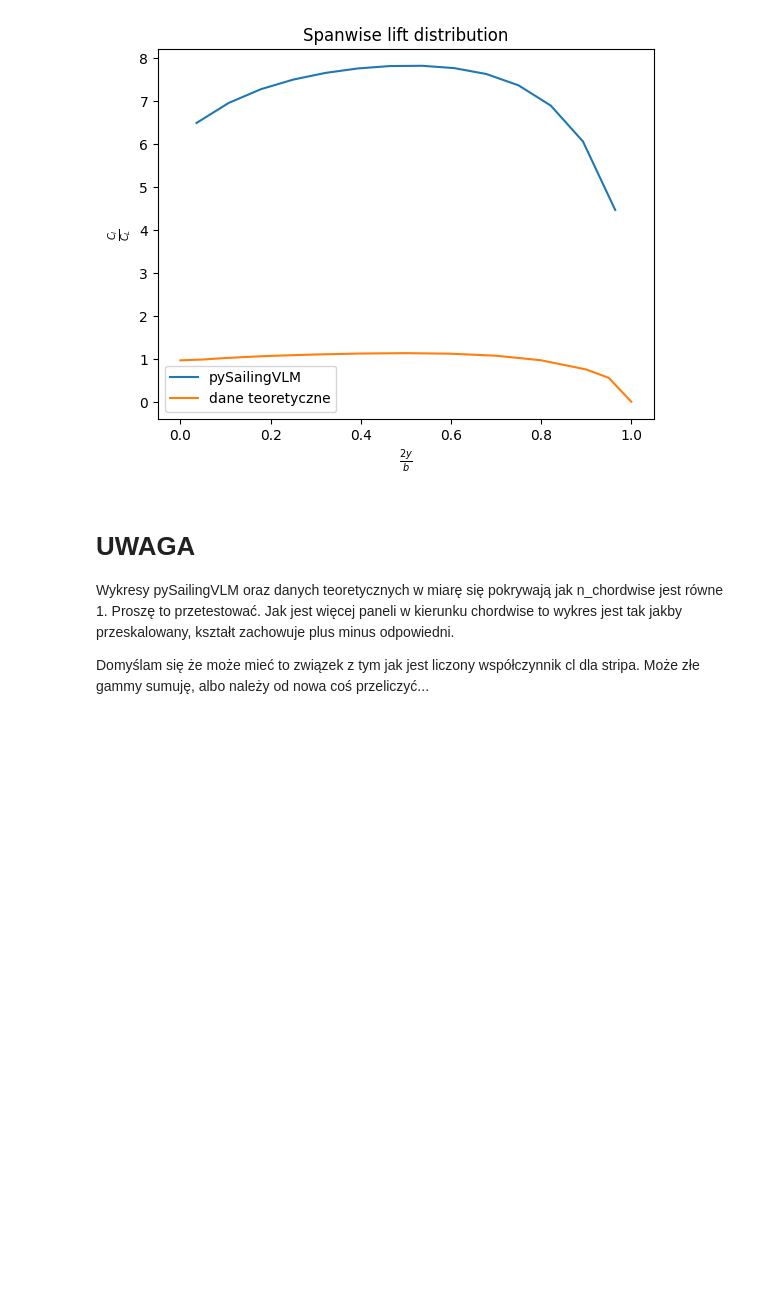
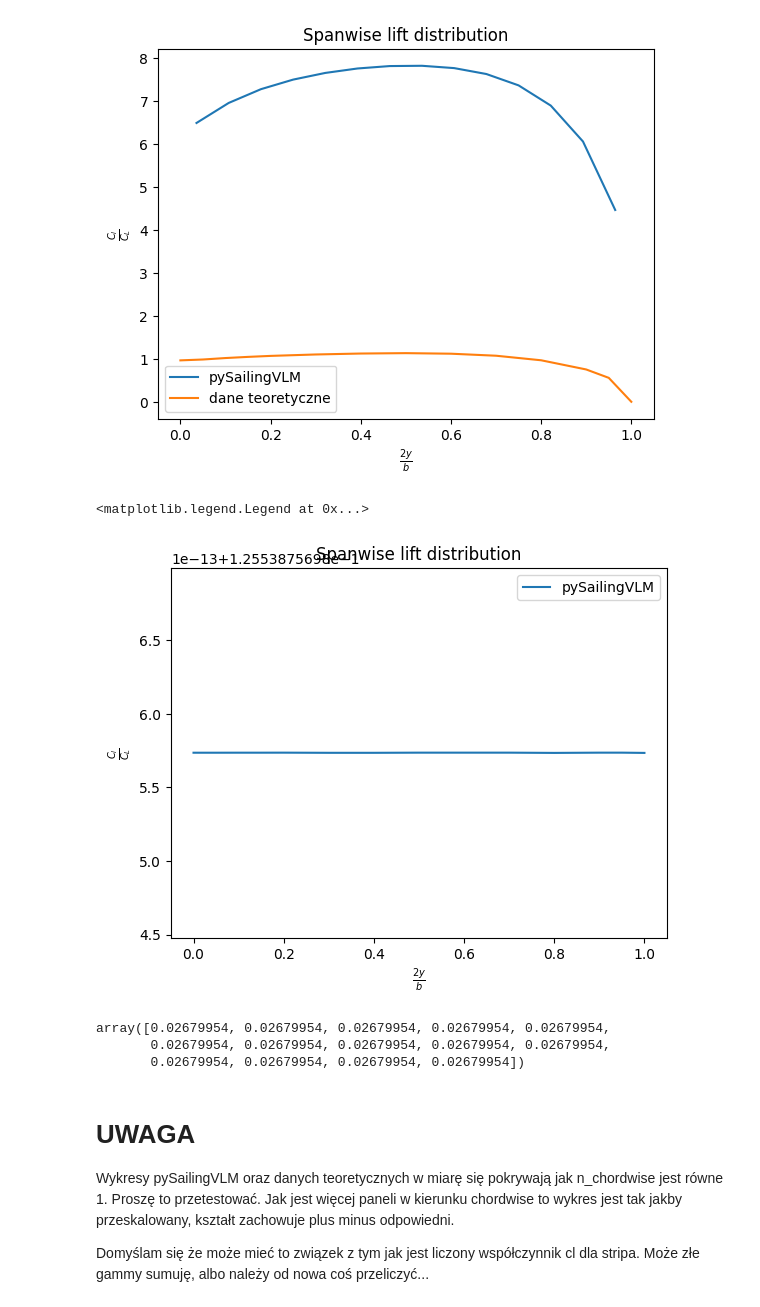
Before and after one commit to orgSailingVLM/pySailingVLM, a Jupyter notebook: pySailingVLM/examples/testy.ipynb, the cells around one changed output. Cells and saved outputs as stored; diff of their text form; code cells hidden in the pictures; blank space fills up the shorter version.

Commit message:
function for cl plot

```diff
--- a/pySailingVLM/examples/testy.ipynb
+++ b/pySailingVLM/examples/testy.ipynb
@@ -241,6 +241,33 @@ ax.legend()
 # %% [output]
 <matplotlib.legend.Legend at 0x...>
 [figure]
+# %%
+from pySailingVLM.solver.coefs import get_C
+cl = get_C(myvlm.panels, myvlm.areas, myvlm.lift, myvlm.inlet_conditions.V_app_infs, myvlm.n_spanwise, myvlm.n_chordwise, myvlm.rho)
+cd = get_C(myvlm.panels, myvlm.areas, myvlm.drag, myvlm.inlet_conditions.V_app_infs, myvlm.n_spanwise, myvlm.n_chordwise, myvlm.rho)
+# %%
+from matplotlib import pyplot as plt
+fig = plt.figure()
+
+section_number = np.arange(1, myvlm.n_spanwise+1, 1)
+ax = fig.add_subplot(1, 1, 1)
+ax.plot(x_good, cl[0] /  C[0], color='tab:blue', label='pySailingVLM')
+#ax.plot(x_good, y_good, color='tab:orange', label='dane teoretyczne')
+
+ax.set_xlabel(r"$\frac{2y}{b}$")
+ax.set_ylabel(r"$\frac{C_{l}}{C_{L}}$")
+ax.set_title("Spanwise lift distribution")
+ax.legend()
+#plt.savefig('fig_name')
+# %% [output]
+<matplotlib.legend.Legend at 0x...>
+[figure, added]
+# %%
+cl[0]
+# %% [output]
+array([0.02679954, 0.02679954, 0.02679954, 0.02679954, 0.02679954,
+       0.02679954, 0.02679954, 0.02679954, 0.02679954, 0.02679954,
+       0.02679954, 0.02679954, 0.02679954, 0.02679954])
 # %% [markdown]
 # UWAGA
 Wykresy pySailingVLM oraz danych teoretycznych w miarę się pokrywają jak n_chordwise jest równe 1. Proszę to przetestować. Jak jest więcej paneli w kierunku chordwise to wykres jest tak jakby przeskalowany, kształt zachowuje plus minus odpowiedni.
```
Also changed, not shown: 6 other files.
